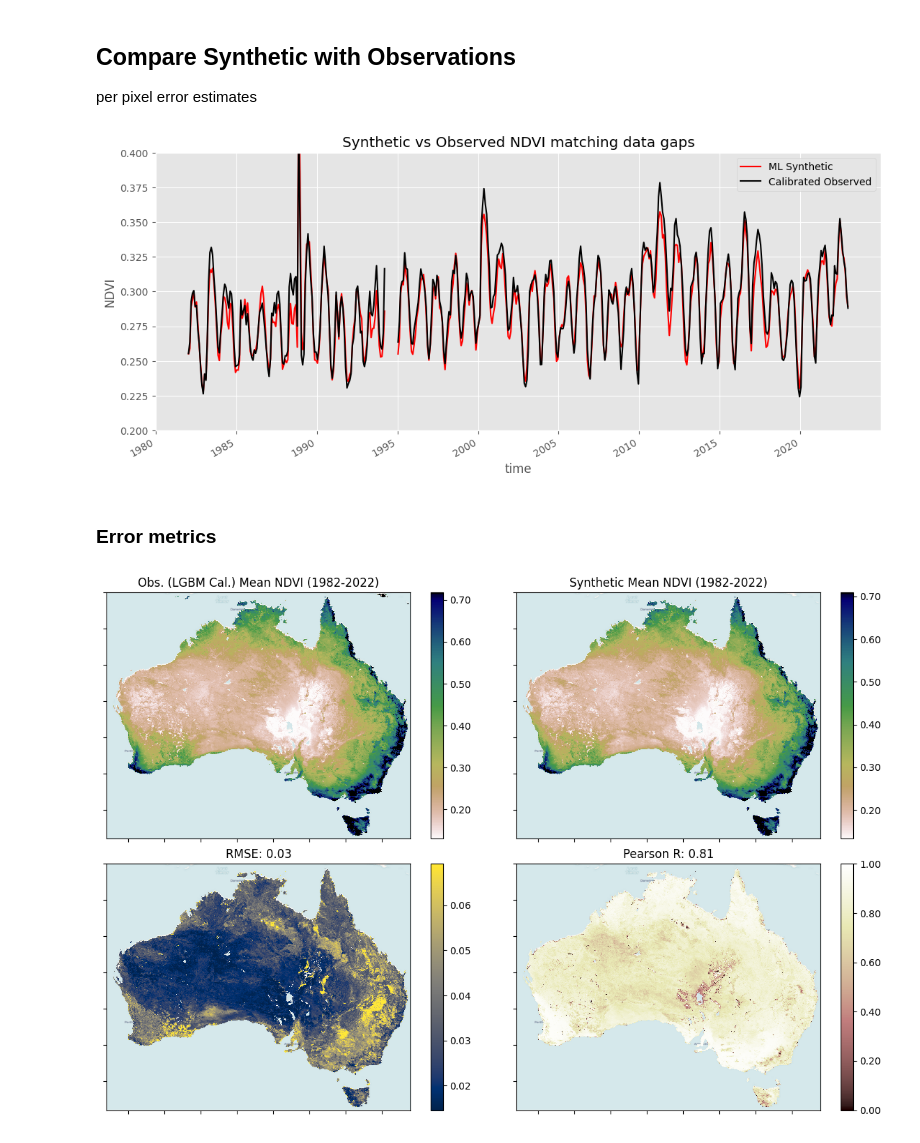
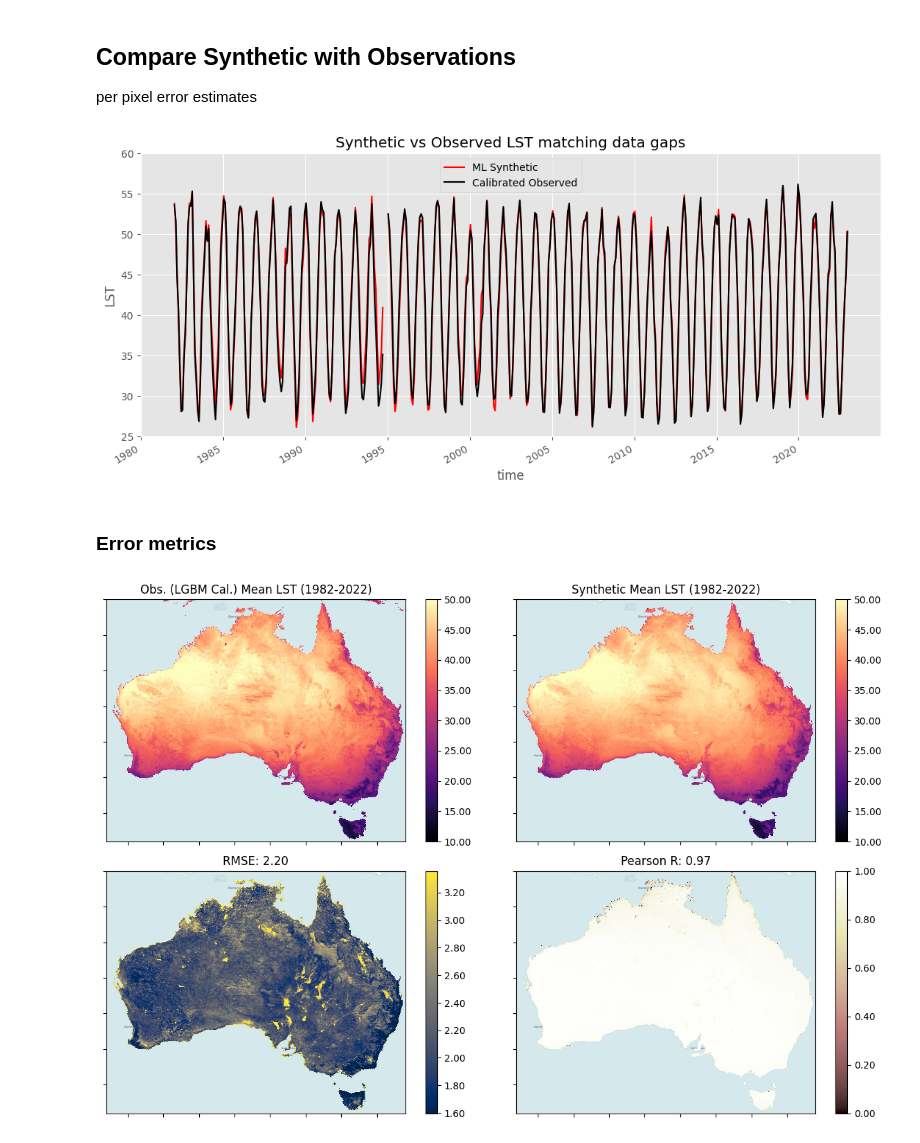
Before and after one commit to cbur24/climate-carbon-interactions, a Jupyter notebook: notebooks/landsurface_modelling/2_Compare_with_Observations.ipynb, the cells around one changed output. Drawn from its saved outputs; the diff is of its cells as text; code cells hidden in the pictures.

Commit message:
add a couple of plotting nbs

```diff
--- a/notebooks/landsurface_modelling/2_Compare_with_Observations.ipynb
+++ b/notebooks/landsurface_modelling/2_Compare_with_Observations.ipynb
@@ -22,7 +22,7 @@ from odc.geo.xr import assign_crs
 
 %matplotlib inline
 # %%
-model_var='NDVI'
+model_var='LST'
 feat = 'CLIM'
 base = '/g/data/os22/chad_tmp/climate-carbon-interactions/data/'
 # %%
@@ -45,7 +45,7 @@ with plt.style.context('ggplot'):
     if model_var =='NDVI':
         ax.set_ylim(0.20, 0.40)
     if model_var =='LST':
-        ax.set_ylim(15, 50)
+        ax.set_ylim(25, 60)
     ax.legend()
     ax.set_title('Synthetic vs Observed '+model_var+ ' matching data gaps')
 
@@ -53,7 +53,7 @@ fig.savefig("/g/data/os22/chad_tmp/climate-carbon-interactions/results/figs/syn_
             bbox_inches='tight', dpi=300)
 # plt.show()
 # %% [output]
-[figure, old version]
+[figure, new version]
 # %% [markdown]
 ### Error metrics
 # %%
@@ -82,35 +82,35 @@ products=['Obs. (LGBM Cal.) Mean '+model_var+' (1982-2022)', 'Synthetic Mean '+m
 
 if model_var=='NDVI':
     cmaps = ['gist_earth_r', 'gist_earth_r', 'cividis', 'pink']
 
 if model_var=='LST':
     cmaps = ['magma', 'magma', 'cividis', 'pink']
 
 fig,axes = plt.subplots(2,2, figsize=(12,8), sharey=True, sharex=True)
 
 for ax, ds, n, cmap in zip(axes.ravel(), corr_data, products, cmaps):
     if cmap=='pink':
         vmin=0
         vmax=1.0
         im = ds.plot(vmin=vmin, vmax=vmax, cmap=cmap, ax=ax, add_colorbar=False)
     else:
         if 'LST' in n:
-            im = ds.plot(vmin=10, vmax=40, cmap=cmap, ax=ax, add_colorbar=False)
+            im = ds.plot(vmin=10, vmax=50, cmap=cmap, ax=ax, add_colorbar=False)
         else:
             im = ds.plot(robust=True, cmap=cmap, ax=ax, add_colorbar=False)
     cbar = plt.colorbar(im, ax=ax, shrink=1.0)
     cbar.ax.yaxis.set_major_formatter(FormatStrFormatter('%.2f'))
     ctx.add_basemap(ax, source=ctx.providers.CartoDB.Voyager, crs='EPSG:4326', attribution='', attribution_size=1)
     ax.set_title(f'{n}')
     ax.set_ylabel('')
     ax.set_xlabel('')
     ax.set_yticklabels([])
     ax.set_xticklabels([])
 plt.tight_layout()
 fig.savefig("/g/data/os22/chad_tmp/climate-carbon-interactions/results/figs/Error_metrics_synthetic_"+model_var+".png",
             bbox_inches='tight', dpi=300)
 # %% [output]
-[figure, old version]
+[figure, new version]
 # %%
 # m = folium.Map(control_scale = True)
 
```
Also changed, not shown: 3 other files.
